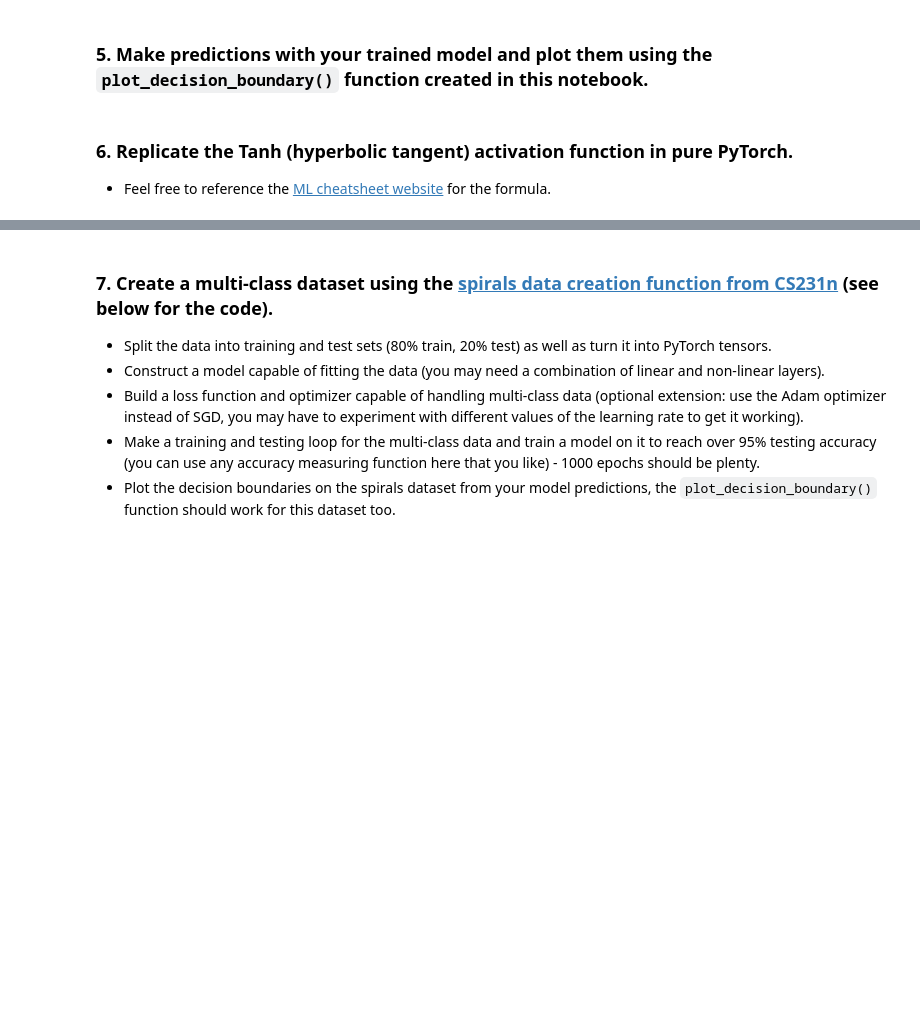
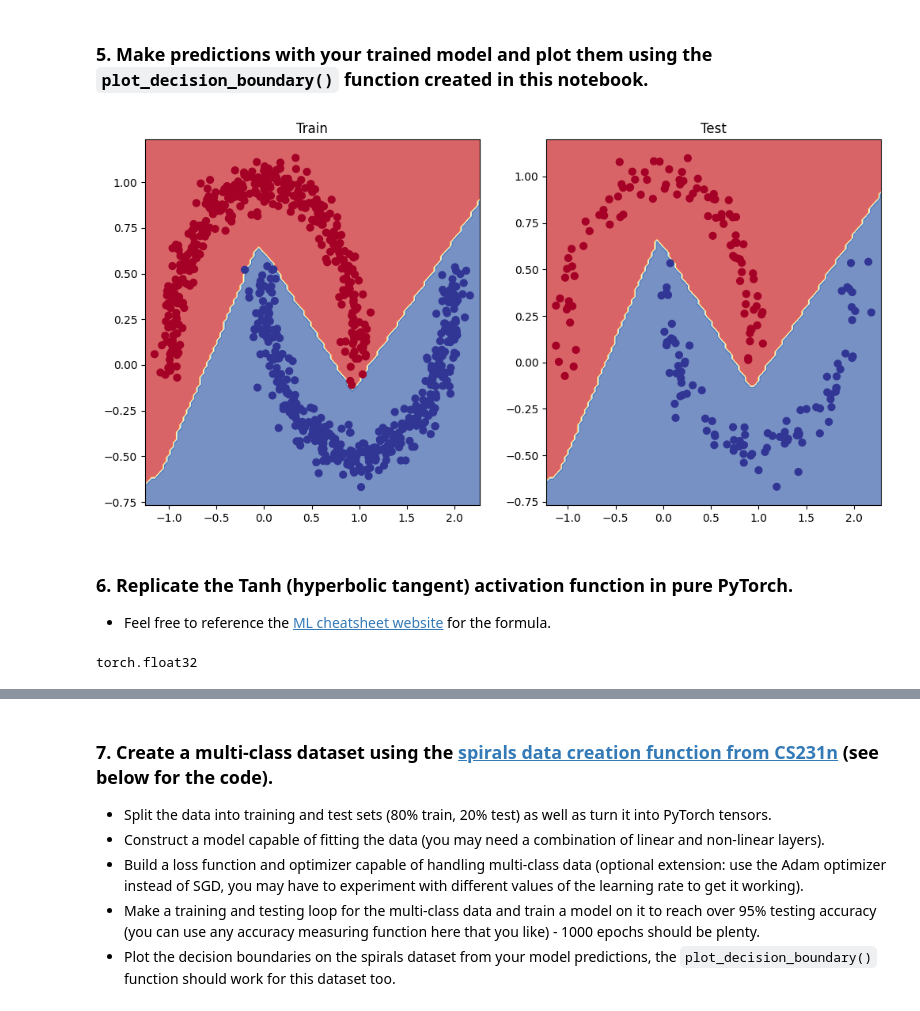
Before and after one commit to ndy-s/pytorch, a Jupyter notebook: 02. PyTorch Neural Network Classification.ipynb, the cells around one changed output, grey strips where cells are left out. Saved outputs shown, nothing was run; the diff lists cells and outputs as text; code cells hidden in the pictures; blank space fills up the shorter version.

Commit message:
Exercise PyTorch Neural Network Classification

```diff
--- a/02. PyTorch Neural Network Classification.ipynb
+++ b/02. PyTorch Neural Network Classification.ipynb
@@ -1363,9 +1396,14 @@ import matplotlib.pyplot as plt
 # %%
 # Turn data into tensors of dtype float
-
+X_moons = torch.from_numpy(X_moons).type(torch.float)
+y_moons = torch.from_numpy(y_moons).type(torch.float)
 
 # Split the data into train and test sets (80% train, 20% test)
 from sklearn.model_selection import train_test_split
+X_moons_train, X_moons_test, y_moons_train, y_moons_test = train_test_split(X_moons,
+                                                                            y_moons,
+                                                                            test_size=0.2,
+                                                                            random_state=RANDOM_SEED)
 # %% [markdown]
 ### 2. Build a model by subclassing `nn.Module` that incorporates non-linear activation functions and is capable of fitting the data you created in 1.
 * Feel free to use any combination of PyTorch layers (linear and non-linear) you want.
@@ -1387,8 +1445,11 @@ class MoonModelV0(nn.Module):
 ### 3. Setup a binary classification compatible loss function and optimizer to use when training the model built in 2.
 # %%
 # Setup loss function
+loss_fn = nn.BCEWithLogitsLoss()
 
 # Setup optimizer to optimize model's parameters
+optimizer = torch.optim.SGD(params=model_moon.parameters(),
+                            lr=0.1)
 # %% [markdown]
 ### 4. Create a training and testing loop to fit the model you created in 2 to the data you created in 1.
 
@@ -1419,8 +1488,7 @@ Pred labels:
 !pip -q install torchmetrics # Colab doesn't come with torchmetrics
 from torchmetrics import Accuracy
 
-## TODO: Uncomment this code to use the Accuracy function
-# acc_fn = Accuracy(task="multiclass", num_classes=2).to(device) # send accuracy function to device
-# acc_fn
+acc_fn = Accuracy(task="multiclass", num_classes=2).to(device) # send accuracy function to device
+acc_fn
 # %% [output]
 ERROR: Invalid requirement: '#'
@@ -1520,7 +1600,22 @@ def plot_decision_boundary(model, X, y):
+# %%
+# Plot decision boundaries for training and test sets
+plt.figure(figsize=(12, 6))
+plt.subplot(1, 2, 1)
+plt.title("Train")
+plot_decision_boundary(model_moon, X_moons_train, y_moons_train)
+plt.subplot(1, 2, 2)
+plt.title("Test")
+plot_decision_boundary(model_moon, X_moons_test, y_moons_test)
+# %% [output]
+[figure, added]
 # %% [markdown]
 ### 6. Replicate the Tanh (hyperbolic tangent) activation function in pure PyTorch.
 * Feel free to reference the <a href="https://ml-cheatsheet.readthedocs.io/en/latest/activation_functions.html#tanh">ML cheatsheet website</a> for the formula.
 # %%
 # Create a straight line tensor
+A = torch.arange(-10, 10, 1, dtype=torch.float32)
+A.dtype
+# %% [output]
+torch.float32
 # %%
 # Test torch.tanh() on the tensor and plot it
```
Also changed, not shown: parts of 32 cells of this notebook.
